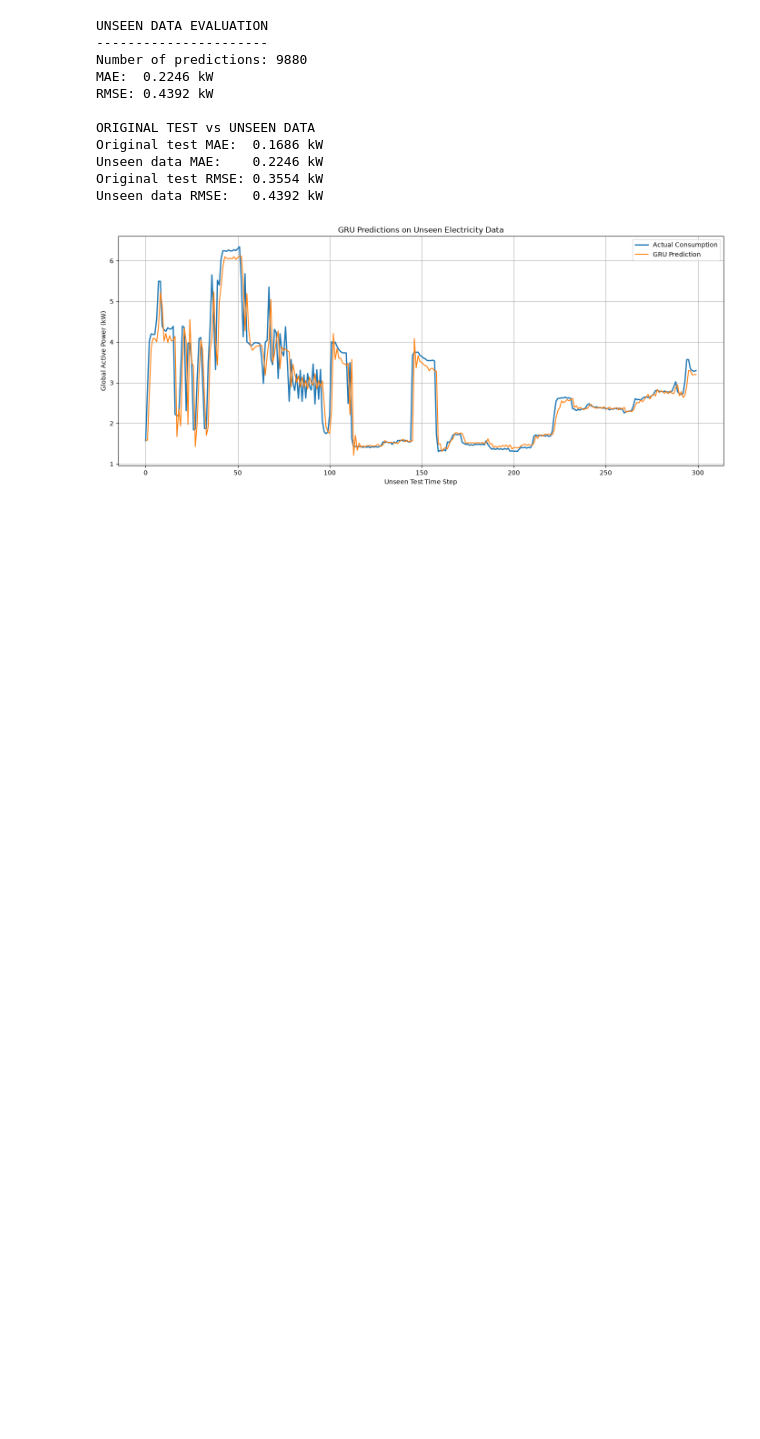
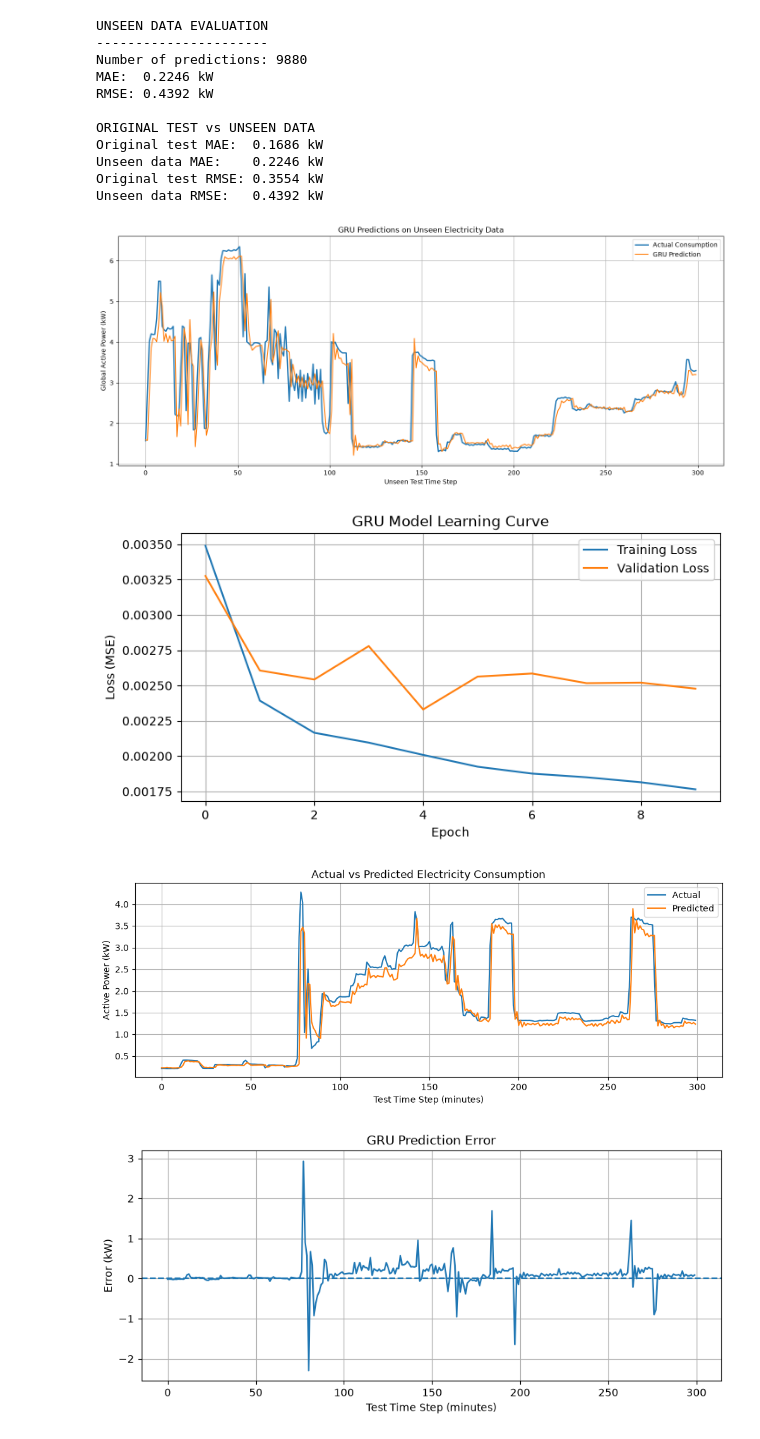
Before and after one commit to adharsh-codes/DL_unit_test, a Jupyter notebook: Household_Electricity_Prediction.ipynb, the cells around one changed output. Cells and saved outputs as stored; diff of their text form; code cells hidden in the pictures; blank space fills up the shorter version.

```diff
--- a/Household_Electricity_Prediction.ipynb
+++ b/Household_Electricity_Prediction.ipynb
@@ -1038,3 +1038,68 @@ plt.tight_layout()
 plt.show()
 # %% [output]
 [figure]
+# %%
+model = Sequential()
+# %%
+model.compile(
+    optimizer="adam",
+    loss="mean_squared_error",
+    metrics=["mae"]
+)
+# %%
+
+import matplotlib.pyplot as plt
+
+# GRAPH 1: Training vs Validation Loss
+plt.figure(figsize=(8, 4))
+plt.plot(history.history["loss"], label="Training Loss")
+plt.plot(history.history["val_loss"], label="Validation Loss")
+plt.title("GRU Model Learning Curve")
+plt.xlabel("Epoch")
+plt.ylabel("Loss (MSE)")
+plt.legend()
+plt.grid(True)
+plt.show()
+
+
+# GRAPH 2: Actual vs Predicted Electricity Consumption
+import numpy as np
+
+y_pred_scaled = model.predict(X_test, verbose=0)
+
+# If y_test and predictions are normalized using the same
+# target scaler, convert them back to kW.
+y_actual = target_scaler.inverse_transform(
+    np.asarray(y_test).reshape(-1, 1)
+).flatten()
+
+y_predicted = target_scaler.inverse_transform(
+    y_pred_scaled.reshape(-1, 1)
+).flatten()
+
+plt.figure(figsize=(12, 4))
+plt.plot(y_actual[:300], label="Actual")
+plt.plot(y_predicted[:300], label="Predicted")
+plt.title("Actual vs Predicted Electricity Consumption")
+plt.xlabel("Test Time Step (minutes)")
+plt.ylabel("Active Power (kW)")
+plt.legend()
+plt.grid(True)
+plt.show()
+
+
+# GRAPH 3: Prediction Error
+errors = y_actual - y_predicted
+
+plt.figure(figsize=(10, 4))
+plt.plot(errors[:300])
+plt.axhline(0, linestyle="--")
+plt.title("GRU Prediction Error")
+plt.xlabel("Test Time Step (minutes)")
+plt.ylabel("Error (kW)")
+plt.grid(True)
+plt.show()
+# %% [output]
+[figure, added]
+[figure, added]
+[figure, added]
```
Also changed, not shown: parts of 2 cells of this notebook.
